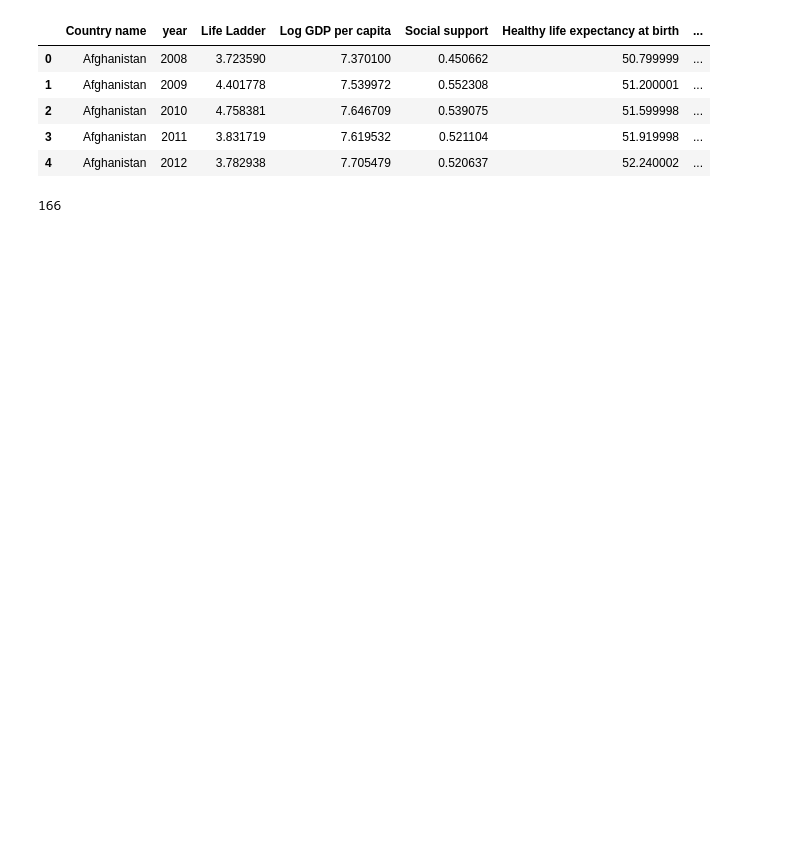
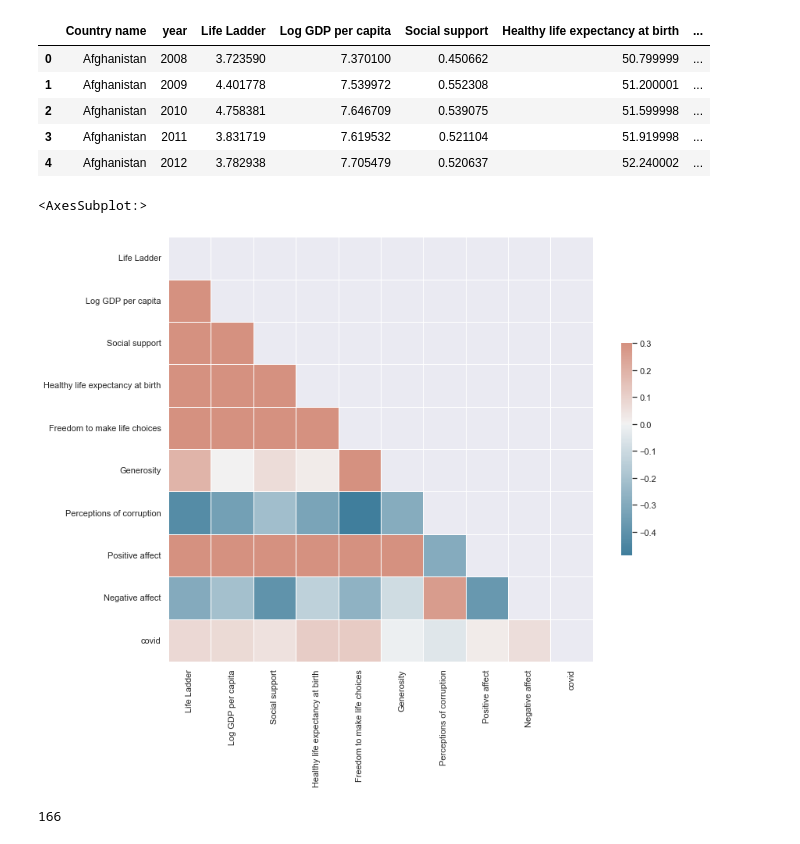
Before and after one commit to Mfallh/module2_dataviz, a Jupyter notebook: module2_dataviz.ipynb, the cells around one changed output. Saved outputs shown, nothing was run; the diff lists cells and outputs as text; code cells hidden in the pictures; blank space fills up the shorter version.

```diff
--- a/module2_dataviz.ipynb
+++ b/module2_dataviz.ipynb
@@ -2,6 +2,9 @@
 import pandas as pd
 import numpy as np
 import xlrd
+import seaborn as sns
+from matplotlib import pyplot as plt
+sns.set()
 # %%
 df = pd.read_excel('/Users/marius.fall/Downloads/DataPanelWHR2021C2.xls')
 region = pd.read_csv('/Users/marius.fall/Downloads/ISO-3166-Countries-with-Regional-Codes-master/all/all.csv')
@@ -22,3 +27,22 @@ df_merged= df_merged.rename(columns={"Country name":"name"})
+# %%
+# your code here
+corr = df_merged.drop(['year'], axis=1).corr()
+
+# Generate a mask for the upper triangle
+mask = np.triu(np.ones_like(corr, dtype=bool))
+
+# Set up the matplotlib figure
+f, ax = plt.subplots(figsize=(13, 10))
+
+# Generate a custom diverging colormap
+cmap = sns.diverging_palette(230, 20, as_cmap=True)
+
+# Draw the heatmap with the mask and correct aspect ratio
+sns.heatmap(corr, mask=mask, cmap=cmap, vmax=.3, center=0,
+            square=True, linewidths=.5, cbar_kws={"shrink": .5})
+# %% [output]
+<AxesSubplot:>
+[figure, added]
 # %%
 # Put the Dataframe description here
 # Variable explanations
```
Also changed, not shown: parts of 22 cells of this notebook.
